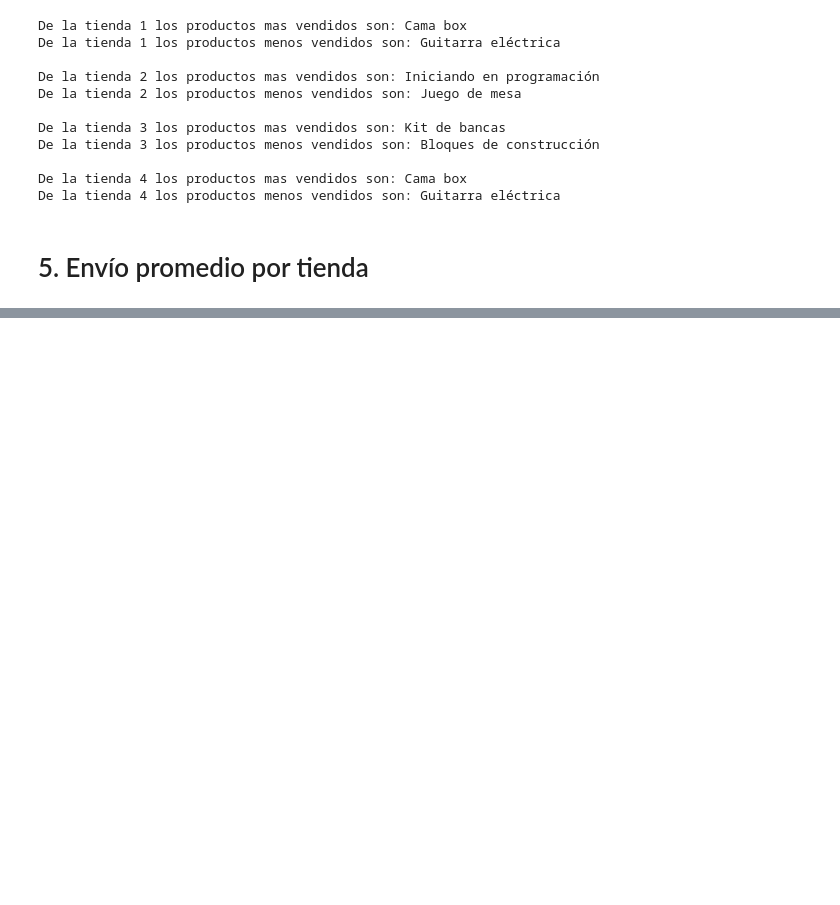
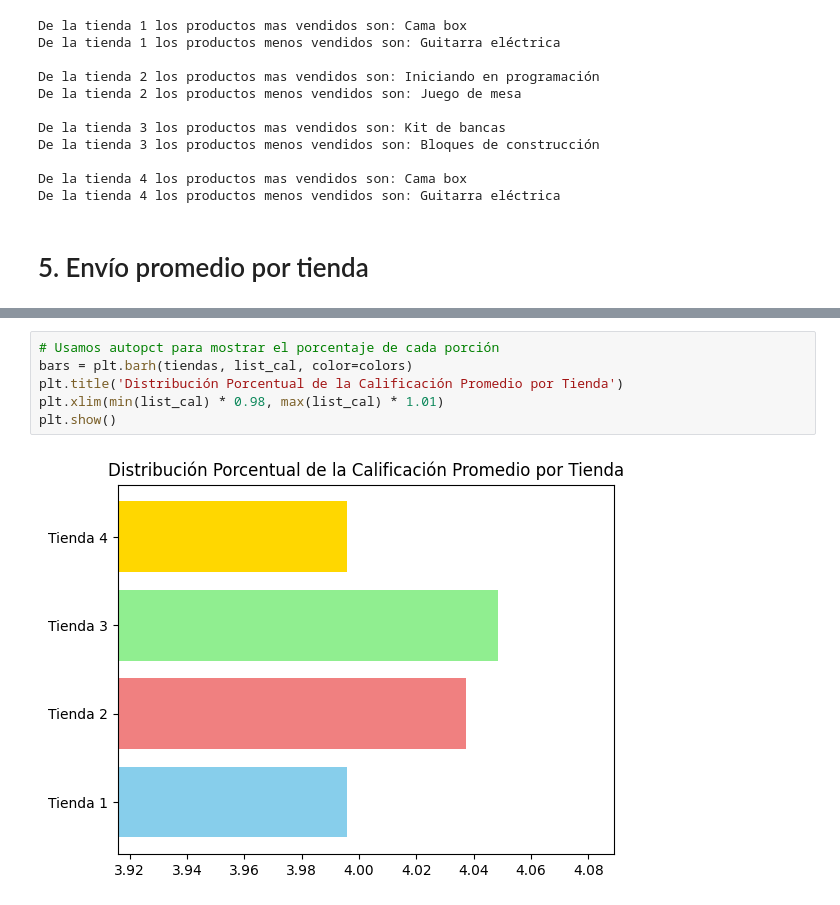
Before and after one commit to ChrisBxe/Challenge-Alura-Store, a Jupyter notebook: AluraStoreLatam.ipynb, the cells around one changed output, grey strips where cells are left out. Drawn from its saved outputs; the diff is of its cells as text; blank space fills up the shorter version.

Commit message:
Se crearon los gráficos para la toma de decisiones.

```diff
--- a/AluraStoreLatam.ipynb
+++ b/AluraStoreLatam.ipynb
@@ -129,0 +177,8 @@ De la tienda 4 los productos menos vendidos son: Guitarra eléctrica
+# %%
+# Usamos autopct para mostrar el porcentaje de cada porción
+bars = plt.barh(tiendas, list_cal, color=colors)
+plt.title('Distribución Porcentual de la Calificación Promedio por Tienda')
+plt.xlim(min(list_cal) * 0.98, max(list_cal) * 1.01)
+plt.show()
+# %% [output]
+[figure, added]
```
Also changed, not shown: parts of 6 cells of this notebook.
